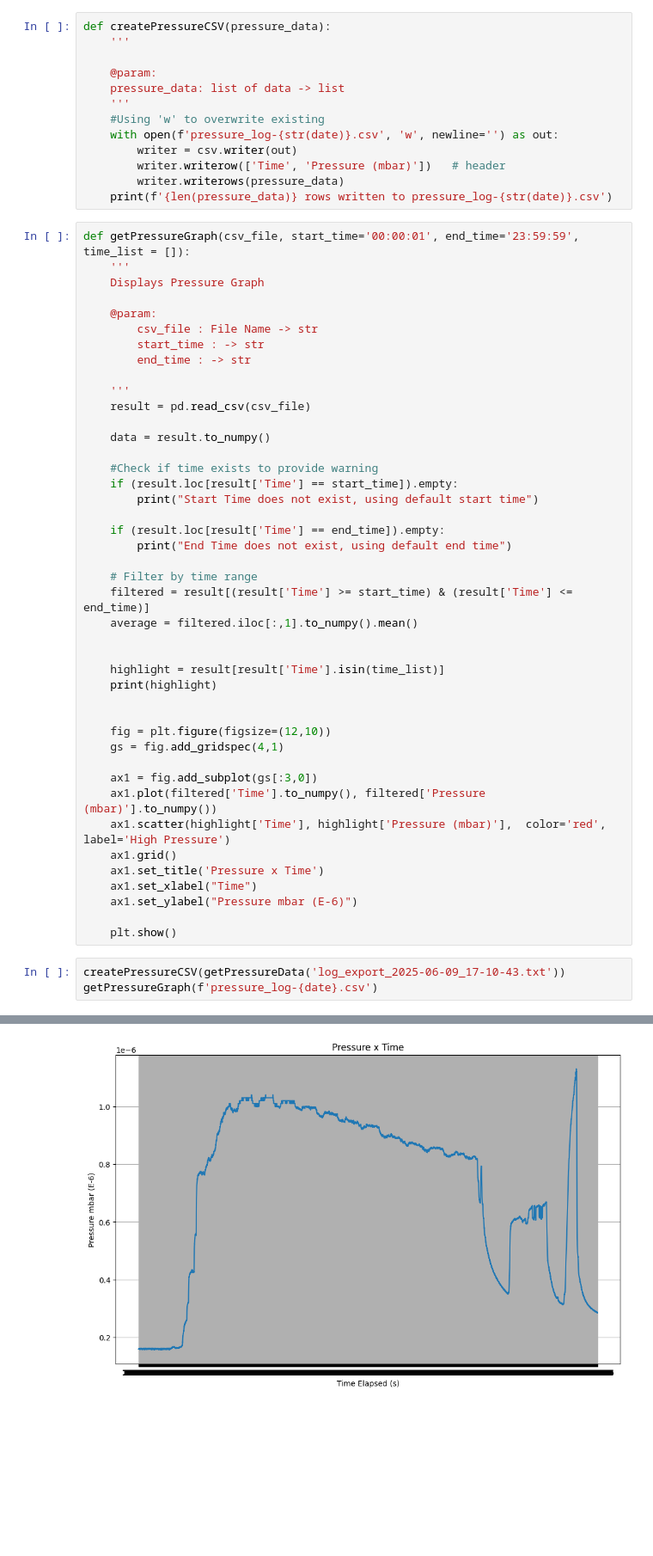
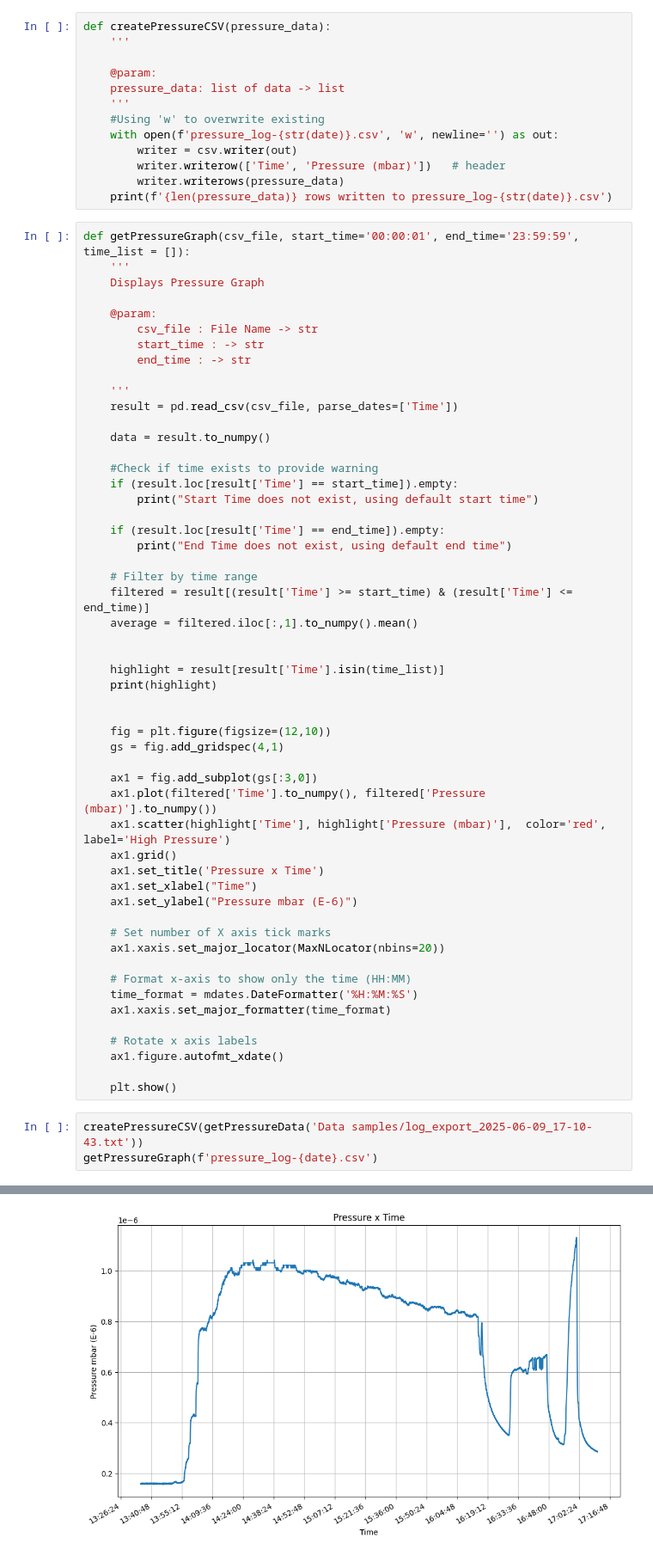
Before and after one commit to uw-loci/cbmark_logger, a Jupyter notebook: Generate_pressure_graph.ipynb, the cells around one changed output, grey strips where cells are left out. Shown at 86% size. Cells and saved outputs as stored; diff of their text form; blank space fills up the shorter version.

Commit message:
Fixed datetime formatting in Generate_pressure_graph, but Generate_PMON_graph still needs to have each point plotted with time

```diff
--- a/Generate_pressure_graph.ipynb
+++ b/Generate_pressure_graph.ipynb
@@ -61,7 +63,7 @@ def getPressureGraph(csv_file, start_time='00:00:01', end_time='23:59:59', time_
         end_time : -> str
 
     '''
-    result = pd.read_csv(csv_file)
+    result = pd.read_csv(csv_file, parse_dates=['Time'])
 
     data = result.to_numpy()
 
@@ -92,9 +94,19 @@ def getPressureGraph(csv_file, start_time='00:00:01', end_time='23:59:59', time_
     ax1.set_xlabel("Time")
     ax1.set_ylabel("Pressure mbar (E-6)")
 
+    # Set number of X axis tick marks
+    ax1.xaxis.set_major_locator(MaxNLocator(nbins=20))
+
+    # Format x-axis to show only the time (HH:MM)
+    time_format = mdates.DateFormatter('%H:%M:%S')
+    ax1.xaxis.set_major_formatter(time_format)
+
+    # Rotate x axis labels
+    ax1.figure.autofmt_xdate()
+
     plt.show()
 # %%
-createPressureCSV(getPressureData('log_export_2025-06-09_17-10-43.txt'))
+createPressureCSV(getPressureData('Data samples/log_export_2025-06-09_17-10-43.txt'))
 getPressureGraph(f'pressure_log-{date}.csv')
 # %% [output]
 23856 rows written to pressure_log-2025-06-10.csv
@@ -106,3 +118,3 @@ Index: []
-[figure, old version]
+[figure, new version]
 # %%
 while 1 :
```
Also changed, not shown: parts of 3 cells of this notebook, 5 other files.
